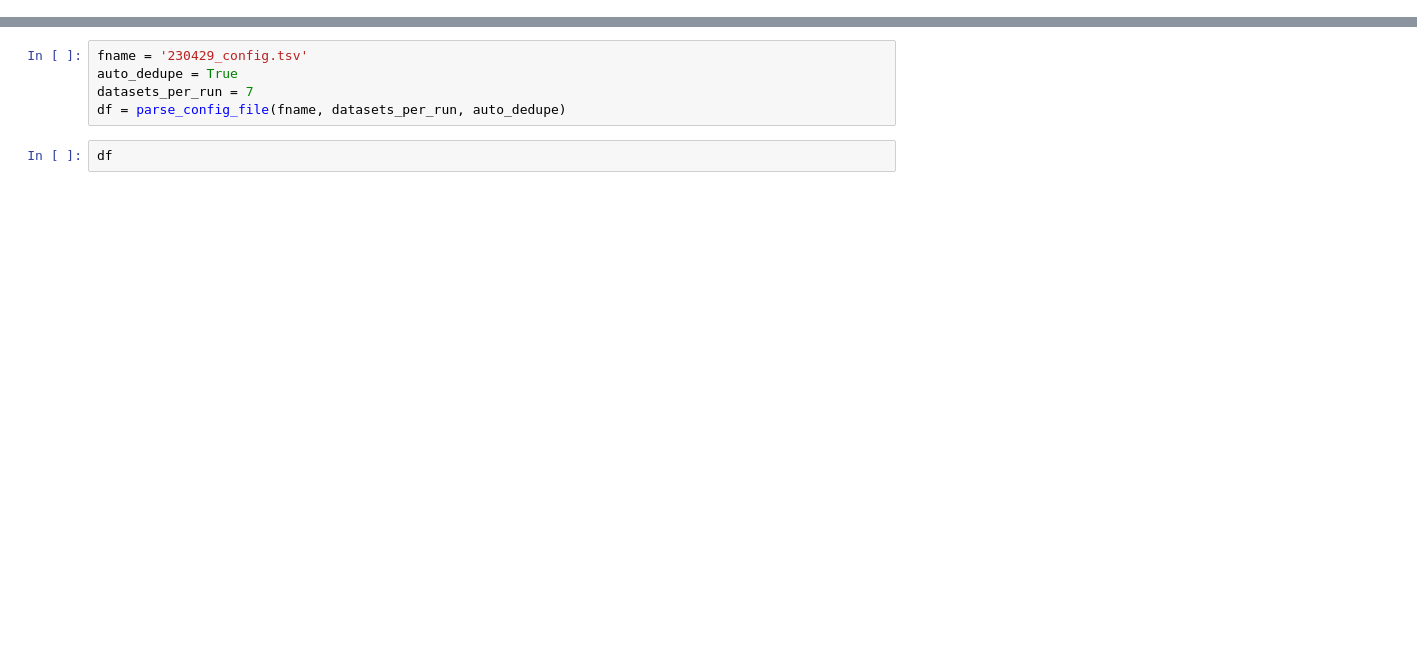
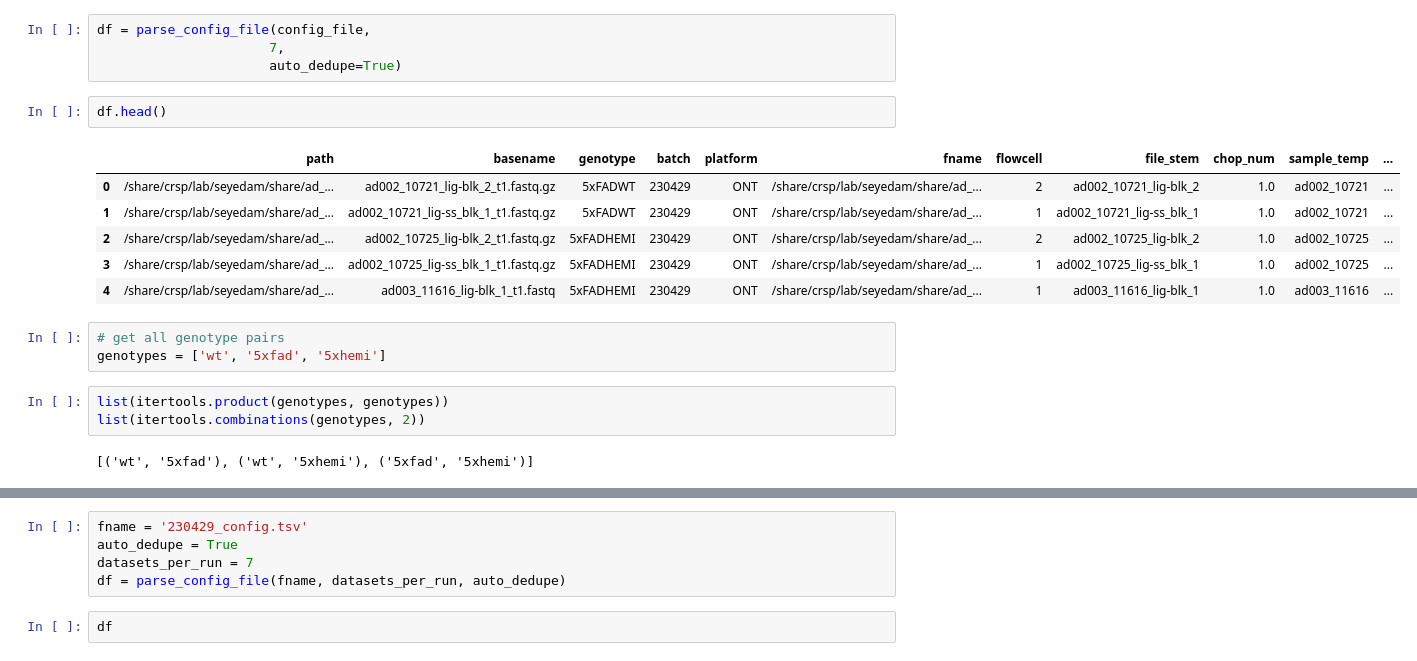
Before and after one commit to gfilimban/modelad_pipeline, a Jupyter notebook: snakemake_dev.ipynb, the cells around one changed output, grey strips where cells are left out. Saved outputs shown, nothing was run; the diff lists cells and outputs as text; blank space fills up the shorter version.

```diff
--- a/snakemake_dev.ipynb
+++ b/snakemake_dev.ipynb
@@ -4,0 +179,21 @@ import numpy as np
+# %%
+df = parse_config_file(config_file,
+                      7,
+                      auto_dedupe=True)
+# %%
+df.head()
+# %% [output]
+|  | path | basename | genotype | batch | platform | fname | flowcell | file_stem | chop_num | sample_temp | ... |
+| 0 | /share/crsp/lab/seyedam/share/ad_... | ad002_10721_lig-blk_2_t1.fastq.gz | 5xFADWT | 230429 | ONT | /share/crsp/lab/seyedam/share/ad_... | 2 | ad002_10721_lig-blk_2 | 1.0 | ad002_10721 | ... |
+| 1 | /share/crsp/lab/seyedam/share/ad_... | ad002_10721_lig-ss_blk_1_t1.fastq.gz | 5xFADWT | 230429 | ONT | /share/crsp/lab/seyedam/share/ad_... | 1 | ad002_10721_lig-ss_blk_1 | 1.0 | ad002_10721 | ... |
+| 2 | /share/crsp/lab/seyedam/share/ad_... | ad002_10725_lig-blk_2_t1.fastq.gz | 5xFADHEMI | 230429 | ONT | /share/crsp/lab/seyedam/share/ad_... | 2 | ad002_10725_lig-blk_2 | 1.0 | ad002_10725 | ... |
+| 3 | /share/crsp/lab/seyedam/share/ad_... | ad002_10725_lig-ss_blk_1_t1.fastq.gz | 5xFADHEMI | 230429 | ONT | /share/crsp/lab/seyedam/share/ad_... | 1 | ad002_10725_lig-ss_blk_1 | 1.0 | ad002_10725 | ... |
+| 4 | /share/crsp/lab/seyedam/share/ad_... | ad003_11616_lig-blk_1_t1.fastq | 5xFADHEMI | 230429 | ONT | /share/crsp/lab/seyedam/share/ad_... | 1 | ad003_11616_lig-blk_1 | 1.0 | ad003_11616 | ... |
+# %%
+# get all genotype pairs
+genotypes = ['wt', '5xfad', '5xhemi']
+# %%
+list(itertools.product(genotypes, genotypes))
+list(itertools.combinations(genotypes, 2))
+# %% [output]
+[('wt', '5xfad'), ('wt', '5xhemi'), ('5xfad', '5xhemi')]
```
Also changed, not shown: parts of 9 cells of this notebook, 6 other files.
